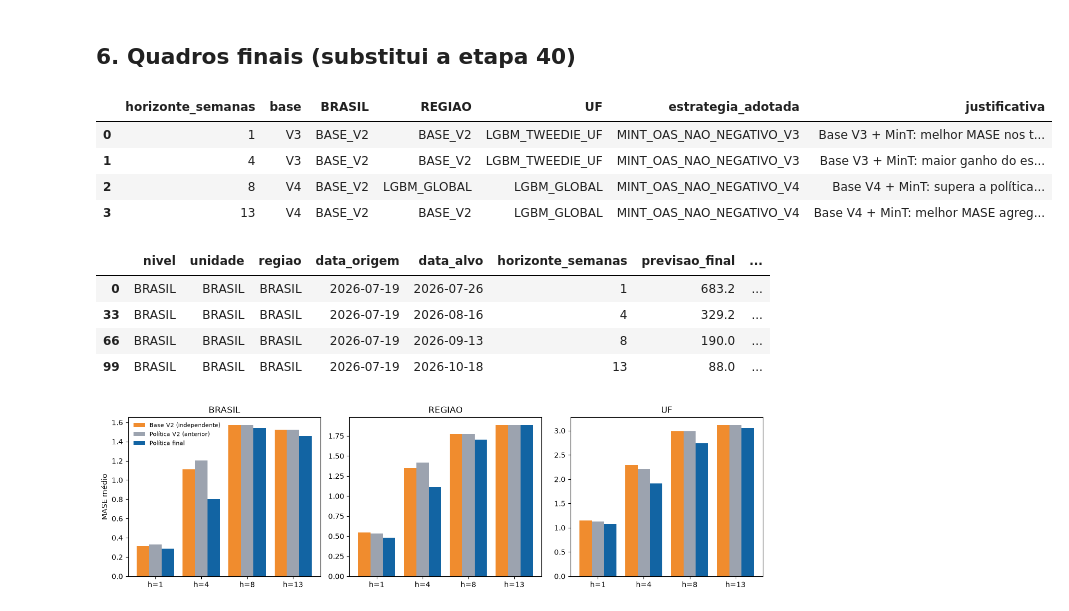
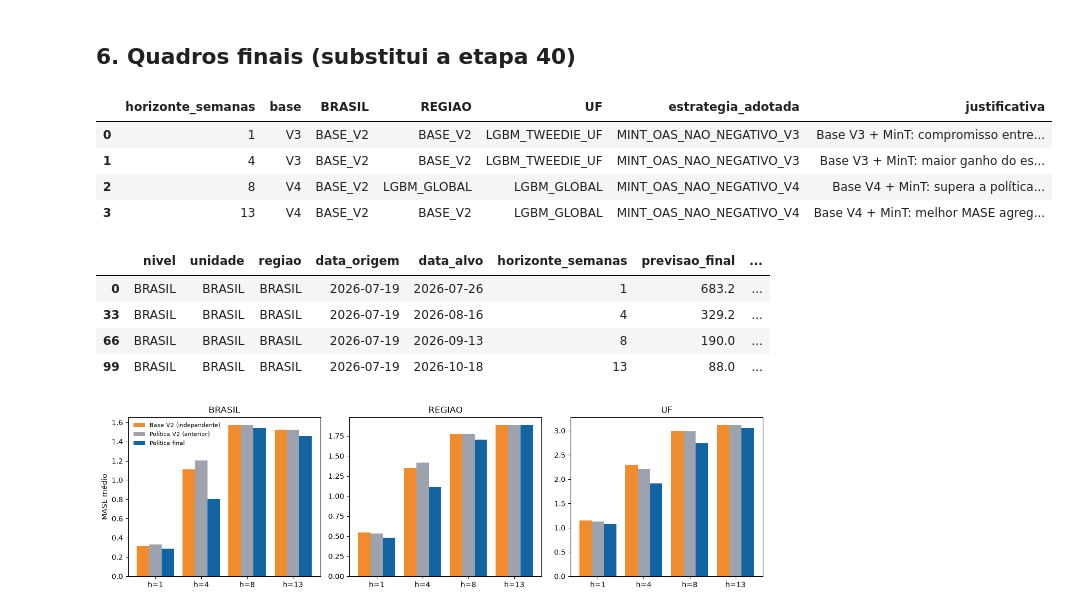
Before and after one commit to thiagolduarte10/PUC_IND2616_Series_Temporais_VSR, a Jupyter notebook: MODELAGEM_AVALIACAO_3_ETAPA/06_Politica_Final.ipynb, the cells around one changed output. Drawn from its saved outputs; the diff is of its cells as text; code cells hidden in the pictures.

```diff
--- a/MODELAGEM_AVALIACAO_3_ETAPA/06_Politica_Final.ipynb
+++ b/MODELAGEM_AVALIACAO_3_ETAPA/06_Politica_Final.ipynb
@@ -321,36 +321,36 @@ display(cobertura.round(1))
 # %%
 desempenho.to_csv(DIR_SAIDA / "quadro_desempenho_politica_final.csv", index=False)
 
 JUSTIFICATIVA = {
-    1: "Base V3 + MinT: melhor MASE nos três níveis entre todas as alternativas; ETS mantido nos agregados.",
+    1: "Base V3 + MinT: compromisso que favorece regiões e UFs; V4 reconciliada tem menor MASE no Brasil em h=1.",
     4: "Base V3 + MinT: maior ganho do estudo (Brasil 1,20 → 0,80); diversidade ETS/LightGBM favorece a reconciliação.",
     8: "Base V4 + MinT: supera a política V2 nos três níveis e mantém coerência (a Base V4 sem MinT não é coerente).",
     13: "Base V4 + MinT: melhor MASE agregado entre as alternativas coerentes.",
 }
 decisoes = composicao.assign(estrategia_adotada=composicao["horizonte_semanas"].map(ESTRATEGIA),
                              justificativa=composicao["horizonte_semanas"].map(JUSTIFICATIVA))
 decisoes.to_csv(DIR_SAIDA / "quadro_decisoes_por_horizonte.csv", index=False)
 
 intervalos[intervalos["nivel"] == "BRASIL"].to_csv(DIR_SAIDA / "quadro_previsao_operacional_brasil.csv", index=False)
 cobertura.to_csv(DIR_SAIDA / "quadro_cobertura_intervalos.csv", index=False)
 alertas.groupby(["nivel", "horizonte_semanas", "interpretacao"]).size().rename("nos_com_alerta").reset_index().to_csv(
     DIR_SAIDA / "quadro_alertas_operacionais.csv", index=False)
 
 pd.DataFrame([
     ("Seleção da política", "Modelos, vencedores por nível e horizonte e política foram escolhidos nos mesmos 58 "
-                            "cortes formais usados na avaliação; os ganhos são levemente otimistas."),
+                            "cortes formais usados na avaliação; há potencial de otimismo, cuja magnitude não foi estimada."),
     ("LightGBM", "Hiperparâmetros fixos (não ajustados); escala de normalização do modelo global = média do treino."),
     ("Calibração MinT", "A covariância dos erros foi calibrada em período que atravessa a pandemia de COVID-19."),
-    ("Agregados", "Brasil tem 58 avaliações por horizonte e regiões 290; diferenças pequenas de MASE estão no ruído."),
+    ("Agregados", "Brasil tem 58 avaliações por horizonte e regiões 290; não foi demonstrada significância estatística das diferenças."),
     ("Faixas de incerteza", "As faixas são empíricas e marginais; seus limites não são necessariamente coerentes "
                             "entre os níveis geográficos."),
 ], columns=["tema", "descricao"]).to_csv(DIR_SAIDA / "quadro_limitacoes_finais.csv", index=False)
 
 display(decisoes)
 display(intervalos[intervalos["nivel"] == "BRASIL"].round(1))
 # %% [output]
 |  | horizonte_semanas | base | BRASIL | REGIAO | UF | estrategia_adotada | justificativa |
-| 0 | 1 | V3 | BASE_V2 | BASE_V2 | LGBM_TWEEDIE_UF | MINT_OAS_NAO_NEGATIVO_V3 | Base V3 + MinT: melhor MASE nos t... |
+| 0 | 1 | V3 | BASE_V2 | BASE_V2 | LGBM_TWEEDIE_UF | MINT_OAS_NAO_NEGATIVO_V3 | Base V3 + MinT: compromisso entre... |
 | 1 | 4 | V3 | BASE_V2 | BASE_V2 | LGBM_TWEEDIE_UF | MINT_OAS_NAO_NEGATIVO_V3 | Base V3 + MinT: maior ganho do es... |
 | 2 | 8 | V4 | BASE_V2 | LGBM_GLOBAL | LGBM_GLOBAL | MINT_OAS_NAO_NEGATIVO_V4 | Base V4 + MinT: supera a política... |
 | 3 | 13 | V4 | BASE_V2 | BASE_V2 | LGBM_GLOBAL | MINT_OAS_NAO_NEGATIVO_V4 | Base V4 + MinT: melhor MASE agreg... |
```
Also changed, not shown: 23 other files.
